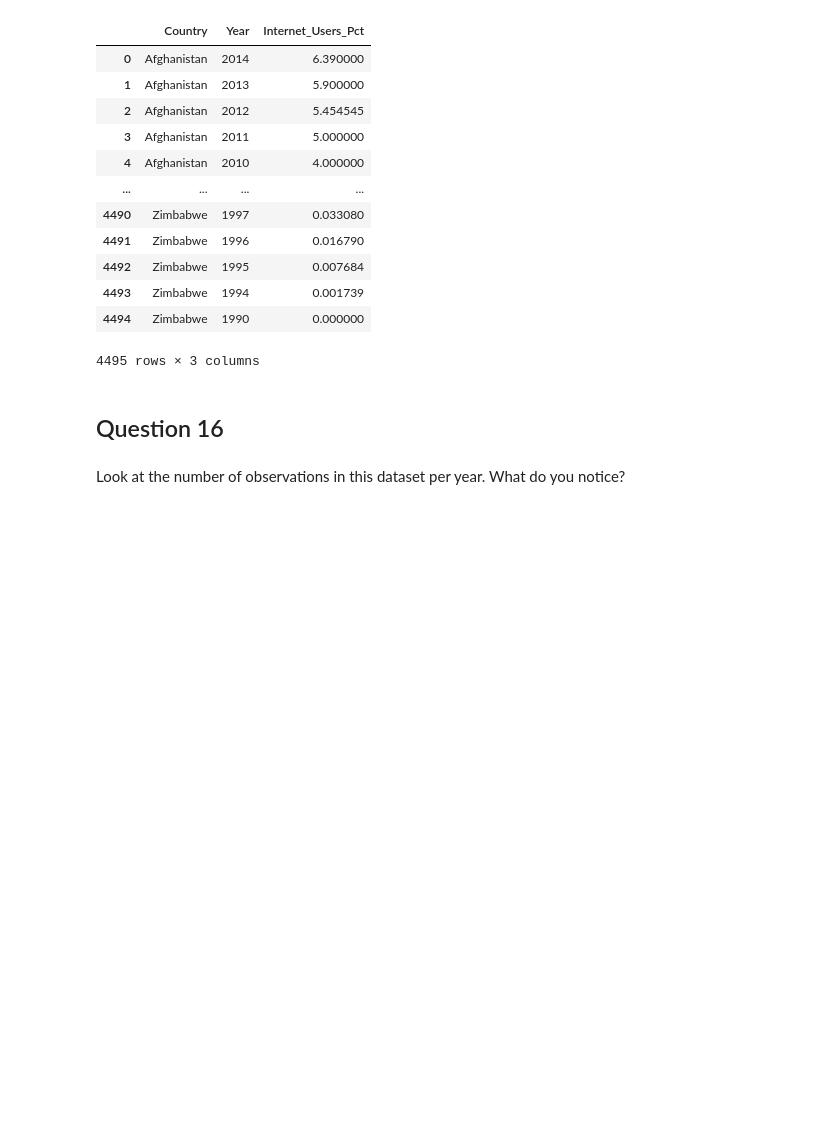
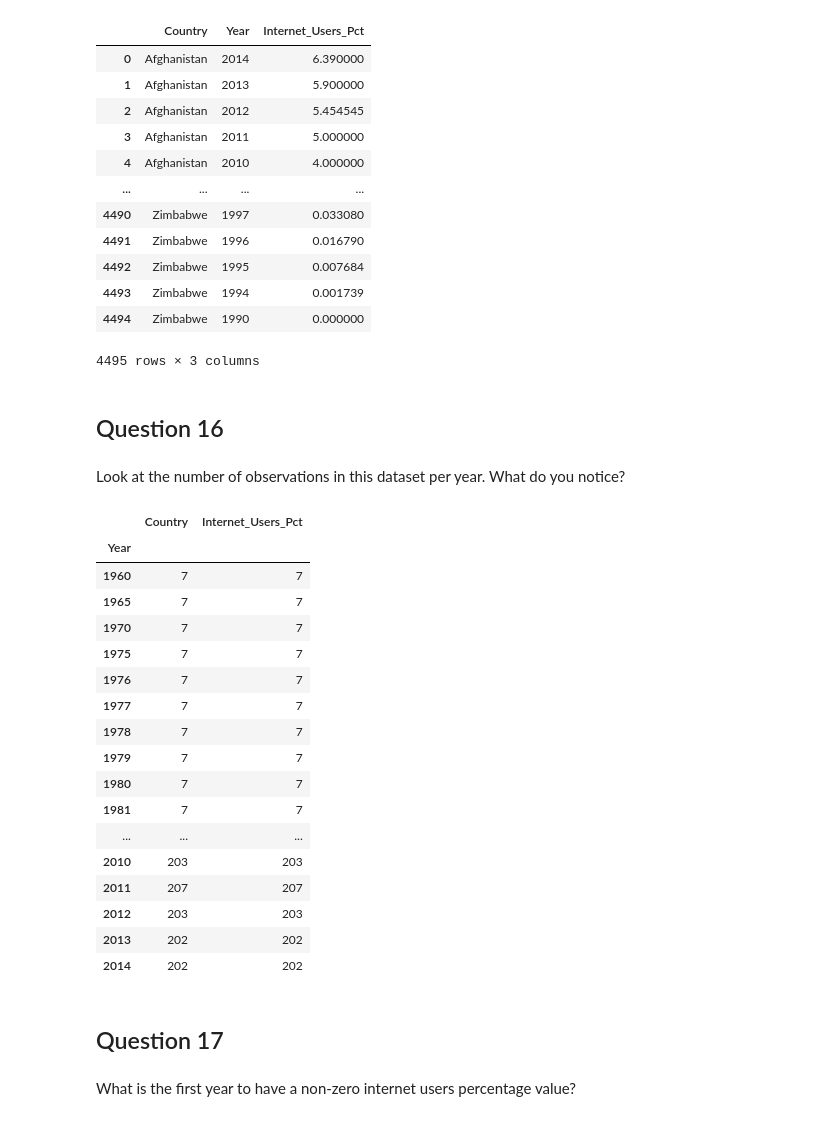
Before and after one commit to NSS-Data-Analytics-Cohort-11/undata-ngartley, a Jupyter notebook: notebook/UNData.ipynb, the cells around one changed output. Drawn from its saved outputs; the diff is of its cells as text; code cells hidden in the pictures; blank space fills up the shorter version.

```diff
--- a/notebook/UNData.ipynb
+++ b/notebook/UNData.ipynb
@@ -316,3 +332,30 @@ internet_use
 ## Question 16
 # %% [markdown]
 Look at the number of observations in this dataset per year. What do you notice?
+# %%
+iu_count = internet_use.groupby('Year').count().sort_values('Year', ascending =True)
+# %%
+iu_count
+# %% [output]
+|  | Country | Internet_Users_Pct |
+| Year |  |  |
+| 1960 | 7 | 7 |
+| 1965 | 7 | 7 |
+| 1970 | 7 | 7 |
+| 1975 | 7 | 7 |
+| 1976 | 7 | 7 |
+| 1977 | 7 | 7 |
+| 1978 | 7 | 7 |
+| 1979 | 7 | 7 |
+| 1980 | 7 | 7 |
+| 1981 | 7 | 7 |
+| ... | ... | ... |
+| 2010 | 203 | 203 |
+| 2011 | 207 | 207 |
+| 2012 | 203 | 203 |
+| 2013 | 202 | 202 |
+| 2014 | 202 | 202 |
+# %% [markdown]
+## Question 17
+# %% [markdown]
+What is the first year to have a non-zero internet users percentage value?
```
Also changed, not shown: parts of 15 cells of this notebook.
